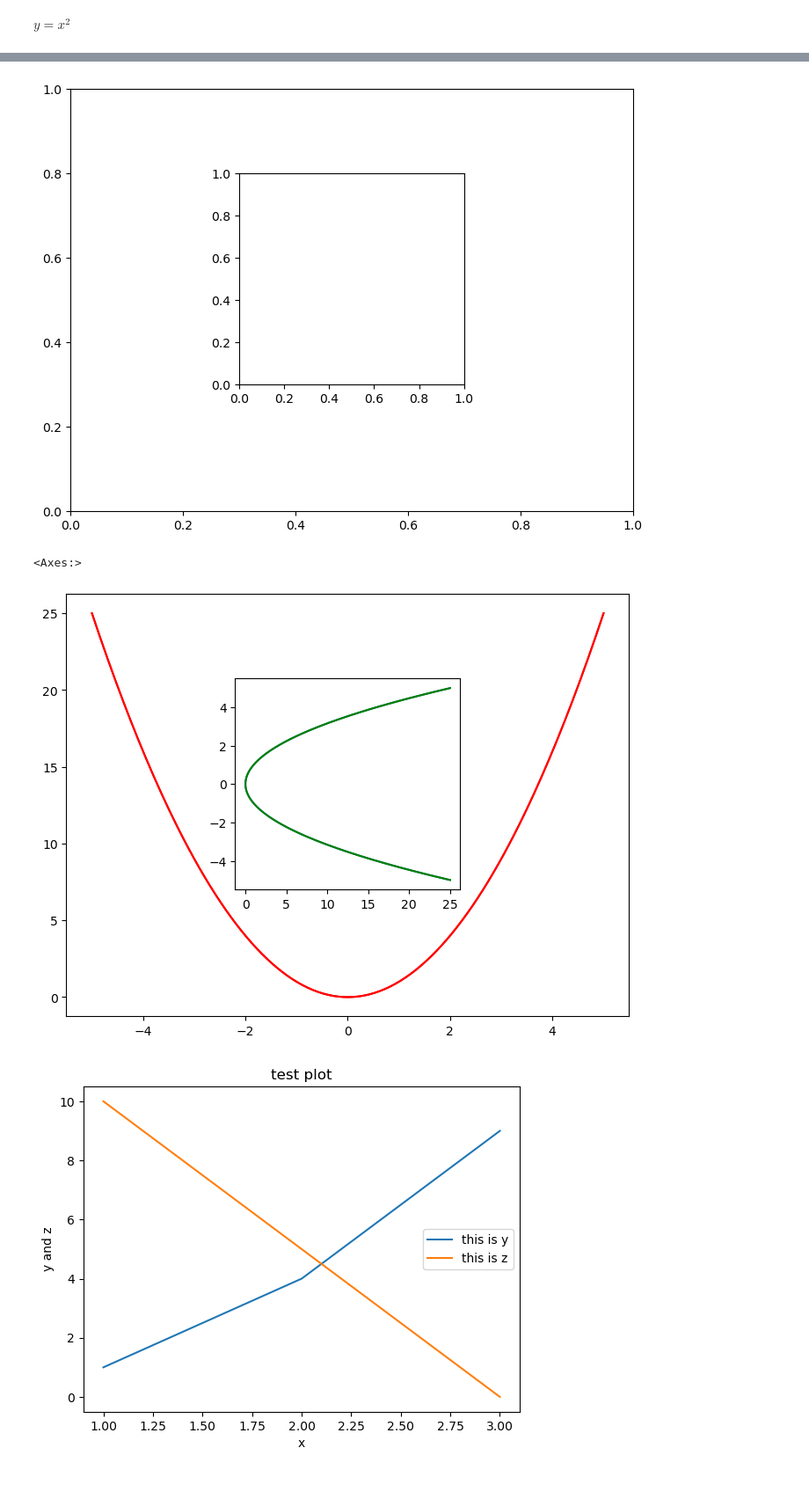
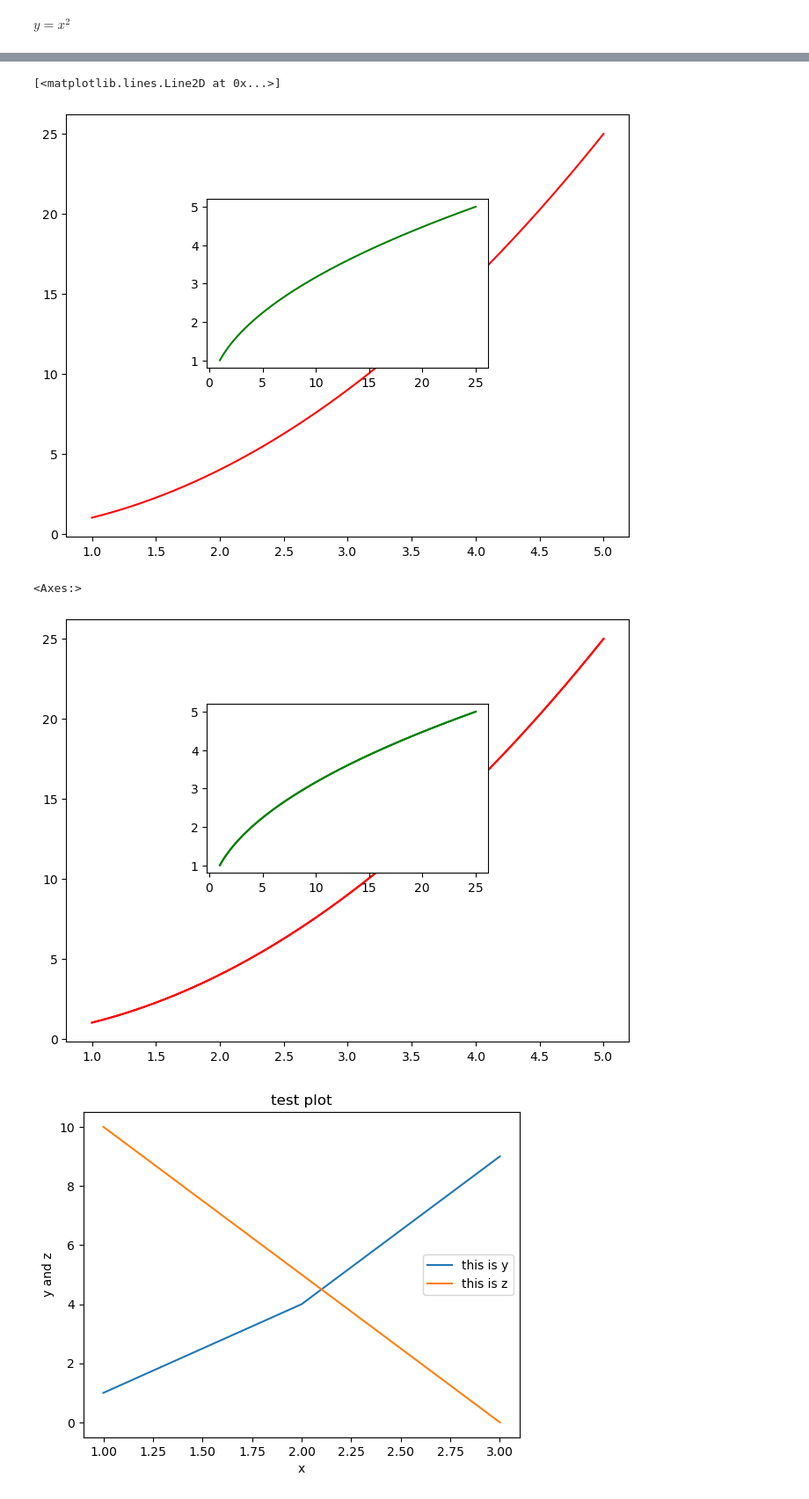
Before and after one commit to doumbiassa/GitHub_tutoring, a Jupyter notebook: data+visualization+with+python.ipynb, the cells around one changed output, grey strips where cells are left out. Shown at 88% size. Drawn from its saved outputs; the diff is of its cells as text; code cells hidden in the pictures.

```diff
--- a/data+visualization+with+python.ipynb
+++ b/data+visualization+with+python.ipynb
@@ -7,6 +7,6 @@ from matplotlib import pyplot as plt
 # %% [markdown]
 $y = x^2$
 # %%
-x = np.linspace(-5,5,200)
+x = np.linspace(1,5,200)
 y = x**2
 # %%
@@ -21,9 +30,12 @@ Text(0.5, 1.0, 'Y as a function of x')
 # %%
 fig = plt.figure()
 ax1 = fig.add_axes([0,0,1,1])
-ax2 = fig.add_axes([0.3,0.3,0.4,0.5])
+ax2 = fig.add_axes([0.25,0.4,0.5,0.4])
+ax1.plot(x,y, 'r')
+ax2.plot(y,x,'g')
 # %% [output]
+[<matplotlib.lines.Line2D at 0x...>]
-[figure, old version]
+[figure, new version]
 # %%
 ax1
 # %% [output]
@@ -33,7 +45,7 @@ ax1.plot(x,y, 'r')
 ax2.plot(y,x,'g')
 fig
 # %% [output]
-[figure, old version]
+[figure, new version]
 # %%
 ax2.plot(y,x)
 plt.show()
```
Also changed, not shown: parts of 25 cells of this notebook, 4 other files.
